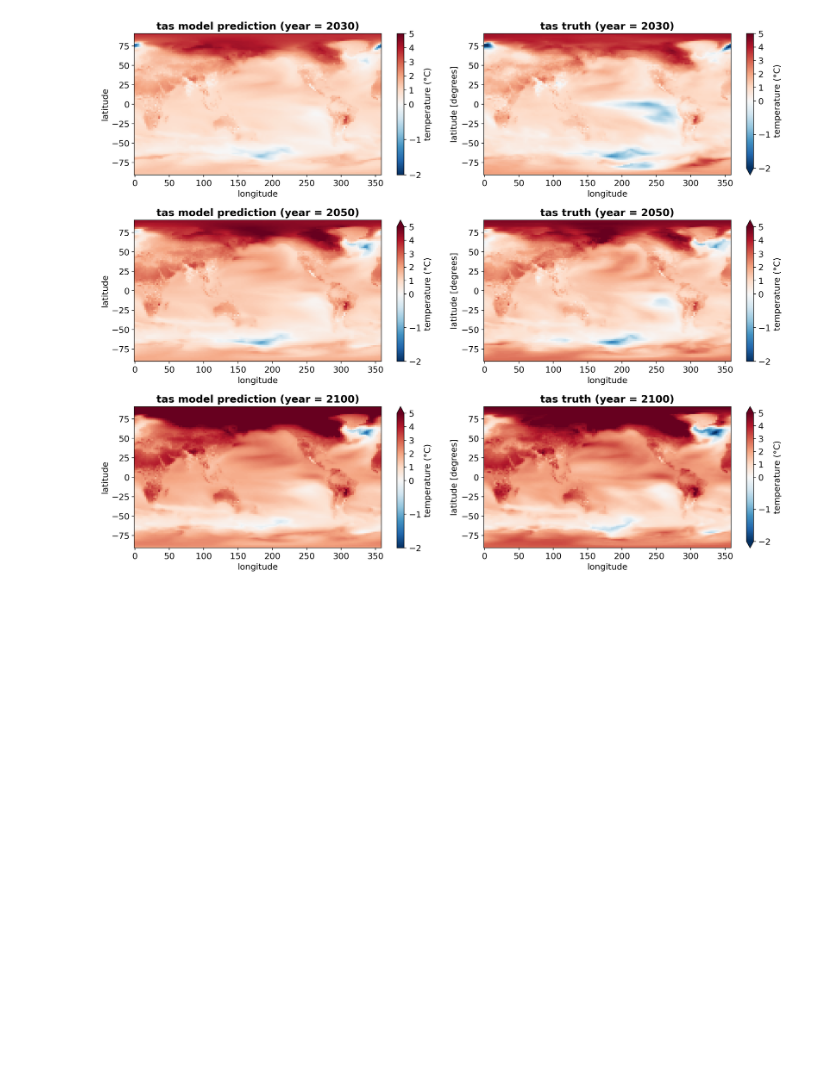
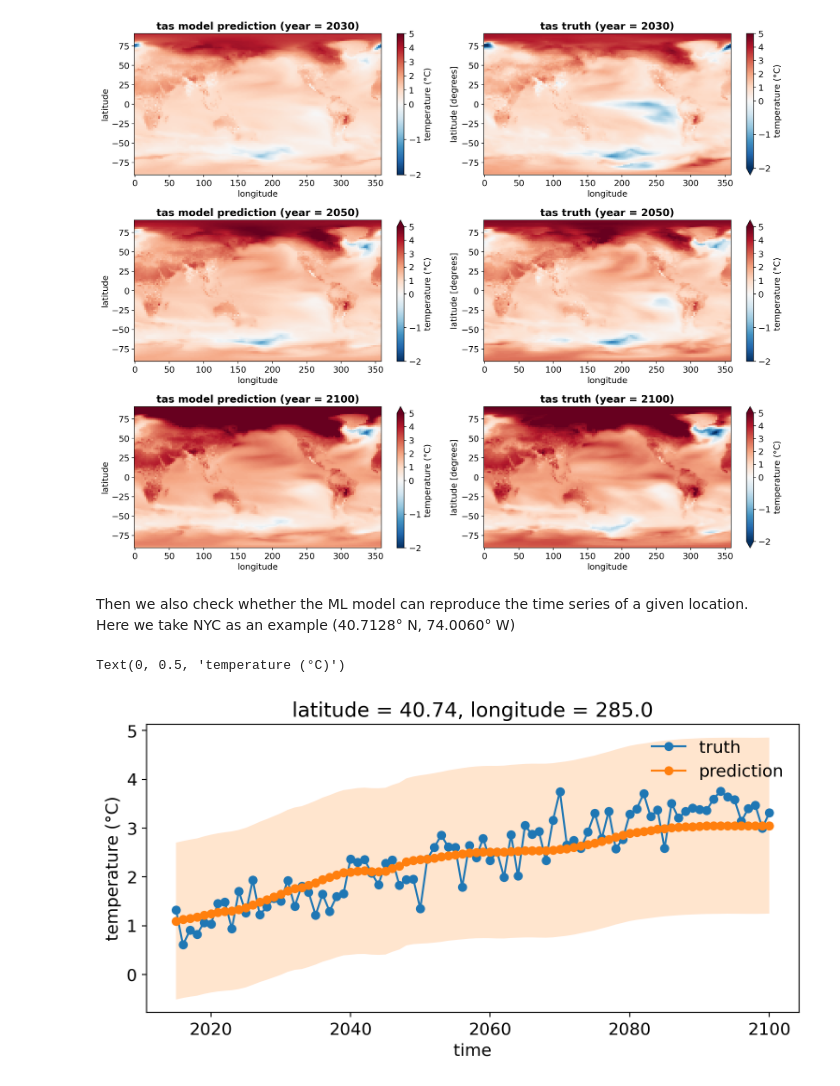
Before and after one commit to leap-stc/EAEE4000_ML_for_Env_Eng_Sci, a Jupyter notebook: ClimateBench_tutorials/gaussian_process_example.ipynb, the cells around one changed output. Cells and saved outputs as stored; diff of their text form; code cells hidden in the pictures; blank space fills up the shorter version.

```diff
--- a/ClimateBench_tutorials/gaussian_process_example.ipynb
+++ b/ClimateBench_tutorials/gaussian_process_example.ipynb
@@ -371,3 +374,25 @@ for i, ax in enumerate(axes.flat):
 plt.tight_layout()
 # %% [output]
 [figure]
+# %% [markdown]
+Then we also check whether the ML model can reproduce the time series of a given location.<br/> Here we take NYC as an example (40.7128° N, 74.0060° W)
+# %%
+lat = 40.7128
+lon = -74.0060%360
+
+# extract the mean and std of air temperature prediction at NYC
+y_test_pre_mean = y_test_pre["tas_mean"].sel(latitude=lat,longitude=lon,method='nearest').data
+y_test_pre_std = y_test_pre["tas_std"].sel(latitude=lat,longitude=lon,method='nearest').data
+y_test_pre_time = y_test_pre.time.data
+
+# plot
+fig,ax = plt.subplots(figsize=(9,4))
+y_test_xr.sel(latitude=lat,longitude=lon,method='nearest').tas.plot(marker='o',ax=ax,color='tab:blue',label='truth')
+y_test_pre.sel(latitude=lat,longitude=lon,method='nearest').tas_mean.plot(marker='o',ax=ax,color='tab:orange',label='prediction')
+ax.fill_between(y_test_pre_time,y_test_pre_mean+y_test_pre_std,y_test_pre_mean-y_test_pre_std,facecolor='tab:orange',alpha=0.2)
+
+ax.legend()
+ax.set_ylabel('temperature (°C)')
+# %% [output]
+Text(0, 0.5, 'temperature (°C)')
+[figure, added]
```
Also changed, not shown: parts of 2 cells of this notebook.
